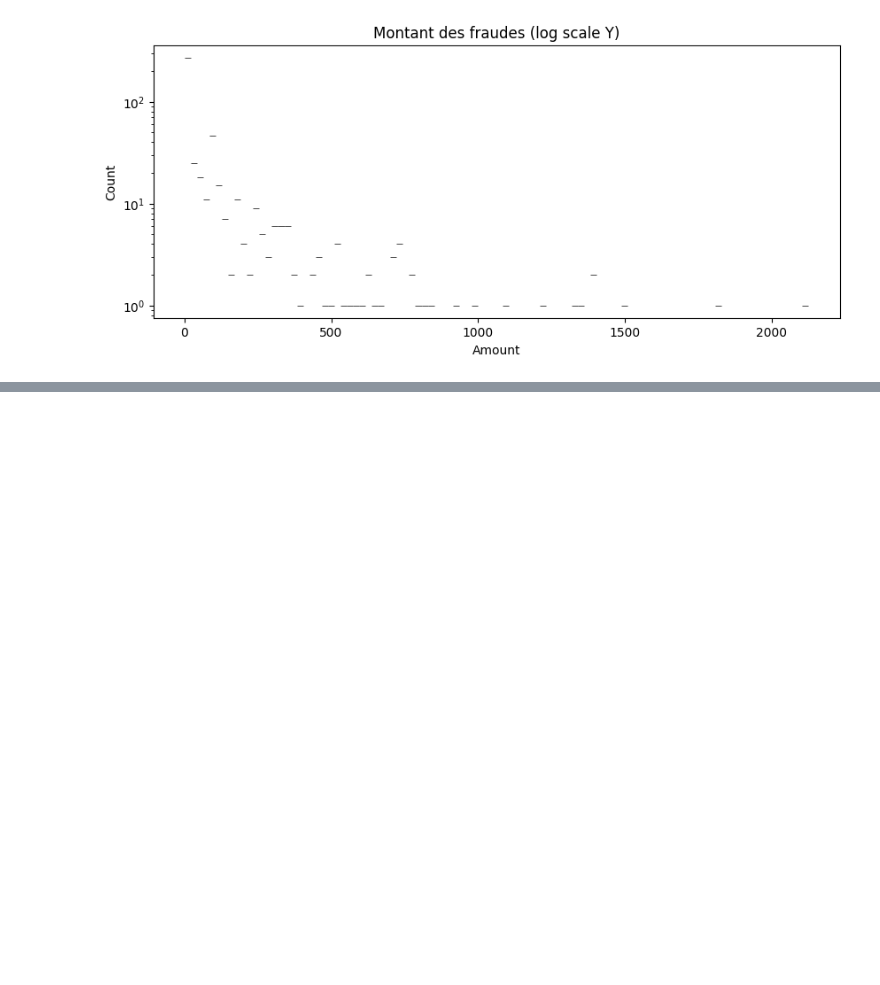
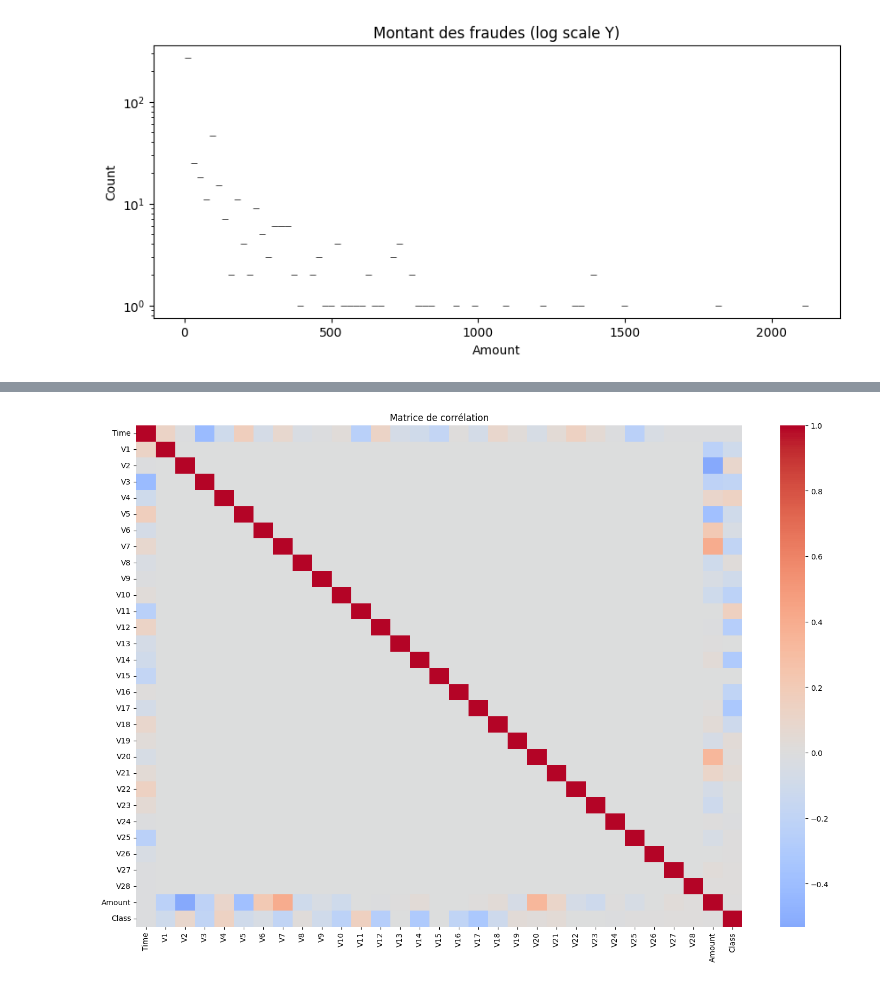
Before and after one commit to cfrBernard/ML-Fraud-Analysis, a Jupyter notebook: notebooks/01_exploration.ipynb, the cells around one changed output, grey strips where cells are left out. Cells and saved outputs as stored; diff of their text form; code cells hidden in the pictures; blank space fills up the shorter version.

Commit message:
Initial setup : correlation

```diff
--- a/notebooks/01_exploration.ipynb
+++ b/notebooks/01_exploration.ipynb
@@ -83,3 +83,7 @@ plt.show()
 # %% [output]
 [figure]
 [figure]
+# %%
+# %%
+correlation_matrix = df.corr(numeric_only=True)
+correlation_matrix
@@ -85,0 +109,11 @@ plt.show()
+# %%
+# %%
+import seaborn as sns
+import matplotlib.pyplot as plt
+
+plt.figure(figsize=(18, 12))
+sns.heatmap(correlation_matrix, cmap="coolwarm", center=0, annot=False)
+plt.title("Matrice de corrélation")
+plt.show()
+# %% [output]
+[figure, added]
```
Also changed, not shown: parts of 3 cells of this notebook.
